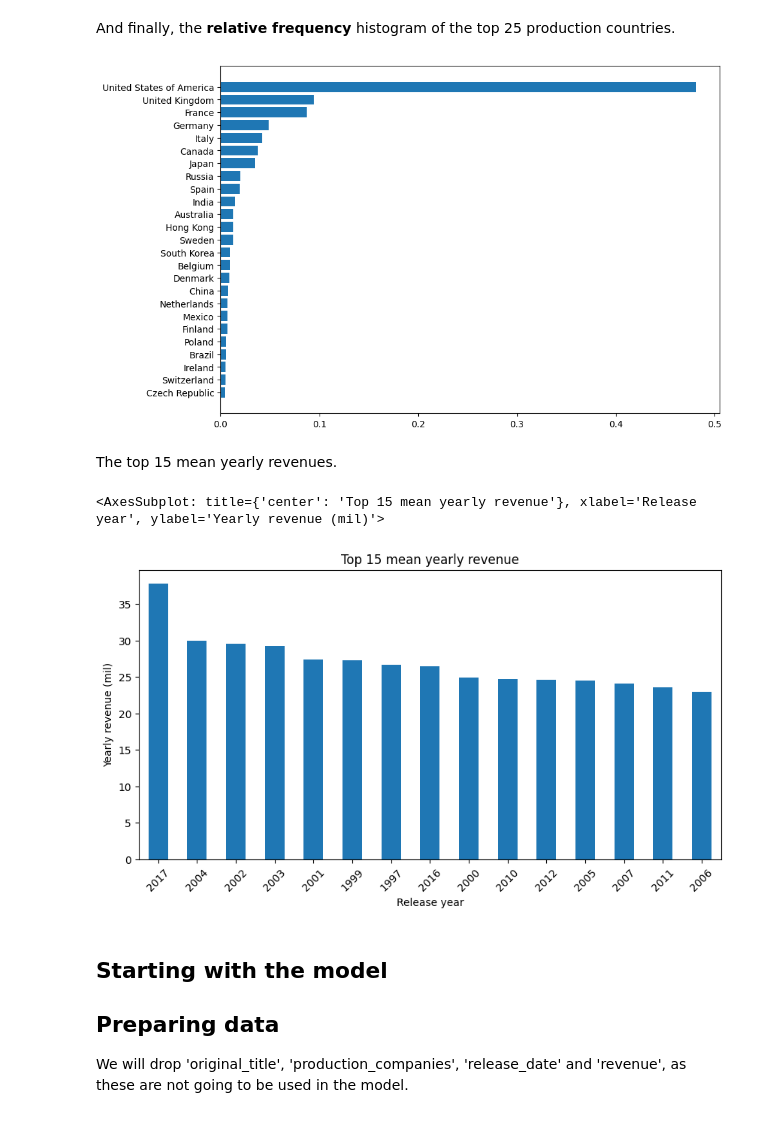
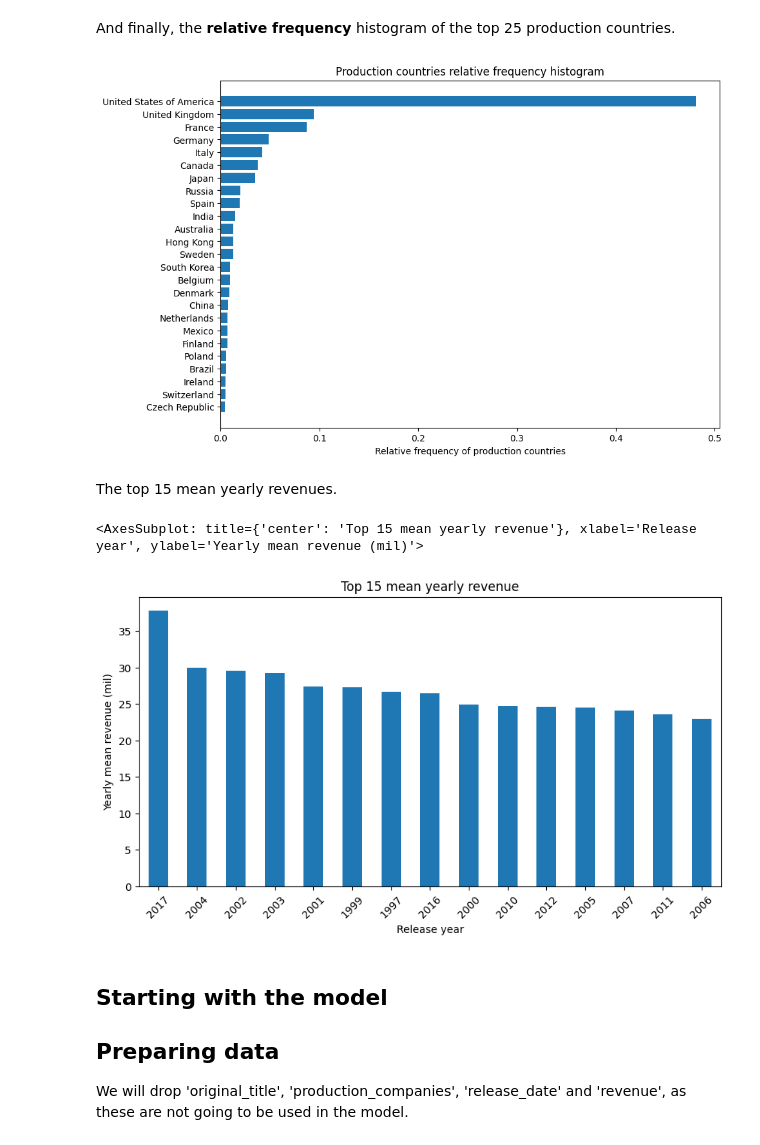
Before and after one commit to kevinkliimask/ids2022, a Jupyter notebook: Final_notebook_demo.ipynb, the cells around one changed output. Drawn from its saved outputs; the diff is of its cells as text; code cells hidden in the pictures.

```diff
--- a/Final_notebook_demo.ipynb
+++ b/Final_notebook_demo.ipynb
@@ -197,16 +209,18 @@ And finally, the **relative frequency** histogram of the top 25 production count
 # %%
 countries_dict = dict(sorted(countries_dict.items(), key=lambda x: x[1], reverse=True))
 total_number = 0
 for freq in list(countries_dict.values())[:25]:
     total_number += freq
 
 plt.figure(figsize=(10, 7))
 plt.barh(list(countries_dict.keys())[:25], [freq / total_number for freq in list(countries_dict.values())[:25]], align='center')
 plt.gca().invert_yaxis()
+plt.xlabel('Relative frequency of production countries')
+plt.title('Production countries relative frequency histogram')
 
 plt.show()
 # %% [output]
-[figure, old version]
+[figure, new version]
 # %% [markdown]
 The top 15 mean yearly revenues.
 # %%
@@ -215,10 +229,10 @@ data['release_date'] = data['release_date'].apply(lambda date: str(date)[:4])
 yearly_revenues = data.groupby('release_date')['revenue'].mean().sort_values(ascending=False)[:15]
 yearly_revenues = yearly_revenues.apply(lambda x: round(x / 1_000_000, 2))
 
-yearly_revenues.plot(kind='bar', figsize=(10, 5), rot=45, title='Top 15 mean yearly revenue', xlabel='Release year', ylabel='Yearly revenue (mil)')
+yearly_revenues.plot(kind='bar', figsize=(10, 5), rot=45, title='Top 15 mean yearly revenue', xlabel='Release year', ylabel='Yearly mean revenue (mil)')
 # %% [output]
-<AxesSubplot: title={'center': 'Top 15 mean yearly revenue'}, xlabel='Release year', ylabel='Yearly revenue (mil)'>
+<AxesSubplot: title={'center': 'Top 15 mean yearly revenue'}, xlabel='Release year', ylabel='Yearly mean revenue (mil)'>
-[figure, old version]
+[figure, new version]
 # %% [markdown]
 ## Starting with the model
 ## Preparing data
```
Also changed, not shown: parts of 8 cells of this notebook.
